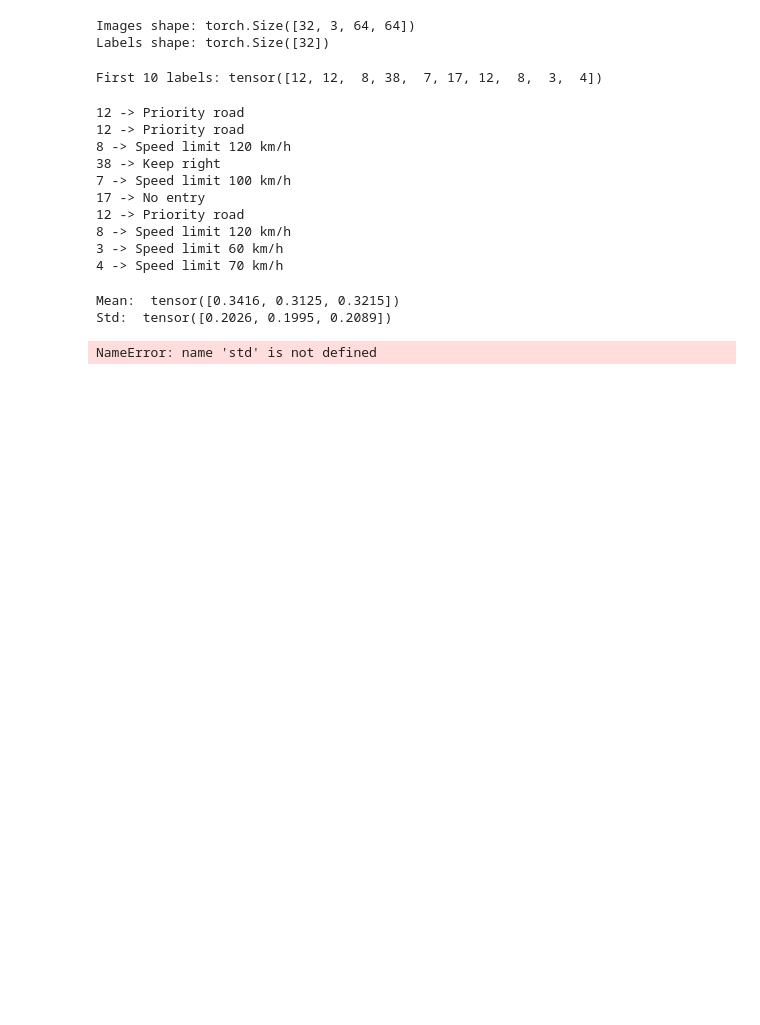
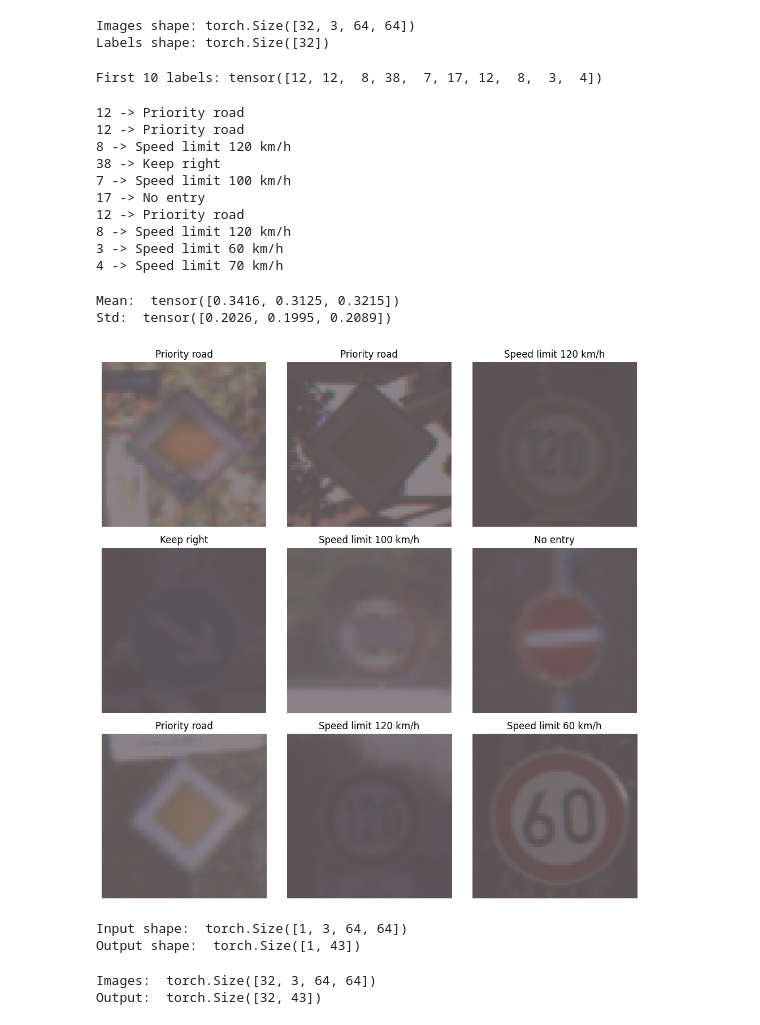
Before and after one commit to RabinPhuyal/Traffic-Sign-Classification-With-Pytorch, a Jupyter notebook: Traffic_Sign_Classification_With_PyTorch.ipynb, the cells around one changed output. Cells and saved outputs as stored; diff of their text form; code cells hidden in the pictures; blank space fills up the shorter version.

Commit message:
Created a CNN Model

```diff
--- a/Traffic_Sign_Classification_With_PyTorch.ipynb
+++ b/Traffic_Sign_Classification_With_PyTorch.ipynb
@@ -202,12 +202,12 @@ Some unique sizes: [(107, 95), (67, 59), (167, 146), (59, 55), (118, 104), (70,
 ## 3. Image Transformations
 # %%
 train_transform = transforms.Compose([
-    transforms.Resize((64,64)),
-    transforms.ToTensor()
+    transforms.Resize((64, 64)),
+    transforms.ToTensor(),
 ])
 
 test_transform = transforms.Compose([
-    transforms.Resize((64,64)),
-    transforms.ToTensor()
+    transforms.Resize((64, 64)),
+    transforms.ToTensor(),
 ])
 # %%
@@ -227 +226,25 @@ test_data = datasets.GTSRB(
 )
+# %%
+#DataLoader for calculating dataset statistics
+BATCH_SIZE=32
+stats_loader = DataLoader(
+    train_data,
+    batch_size=BATCH_SIZE,
+    shuffle = False
+)
+
+#Initialize mean and standard devation
+mean = torch.zeros(3)
+std = torch.zeros(3)
+
+#Calculate statistics for each RGB channel
+for images,_ in stats_loader:
+  mean +=images.mean(dim=[0,2,3])
+  std+= images.std(dim=[0,2,3])
+
+#Average across batches
+mean /= len(stats_loader)
+std /= len(stats_loader)
+
+print("Mean: ", mean)
+print("Std: ", std)
@@ -353,25 +426,27 @@ Std:  tensor([0.2026, 0.1995, 0.2089])
 # %%
 #Visualize a batch
 
 #Get one batch
 images, labels= next(iter(train_loader))
 
 #Denormalize
 images = images*std[:, None, None] + mean[:,None,None]
 
 #Plot 9 images
 plt.figure(figsize=(10,10))
 
 for i in range(9):
   plt.subplot(3,3,i+1)
 
+  image = images[i]
+
   #Convert CHW -> HWC for matplotlib
-  plt.imshow(images.permute(1,2,0))
+  plt.imshow(image.permute(1,2,0).clamp(0,1))
 
-  plt.title(class_names[labels(i).item()])
+  plt.title(class_names[labels[i].item()])
   plt.axis("off")
 
 plt.tight_layout()
 plt.show()
 # %% [output]
-NameError: name 'std' is not defined
+[figure, added]
@@ -377,0 +502,22 @@ NameError: name 'std' is not defined
+# %%
+model = TrafficSignCNN()
+
+dummy_image = torch.randn(1,3,64,64)
+
+output = model(dummy_image)
+
+print("Input shape: ",dummy_image.shape)
+print("Output shape: ",output.shape)
+# %% [output]
+Input shape:  torch.Size([1, 3, 64, 64])
+Output shape:  torch.Size([1, 43])
+# %%
+images, labels = next(iter(train_loader))
+
+output = model(images)
+
+print("Images: ",images.shape)
+print("Output: ",output.shape)
+# %% [output]
+Images:  torch.Size([32, 3, 64, 64])
+Output:  torch.Size([32, 43])
```
Also changed, not shown: parts of 10 cells of this notebook.
